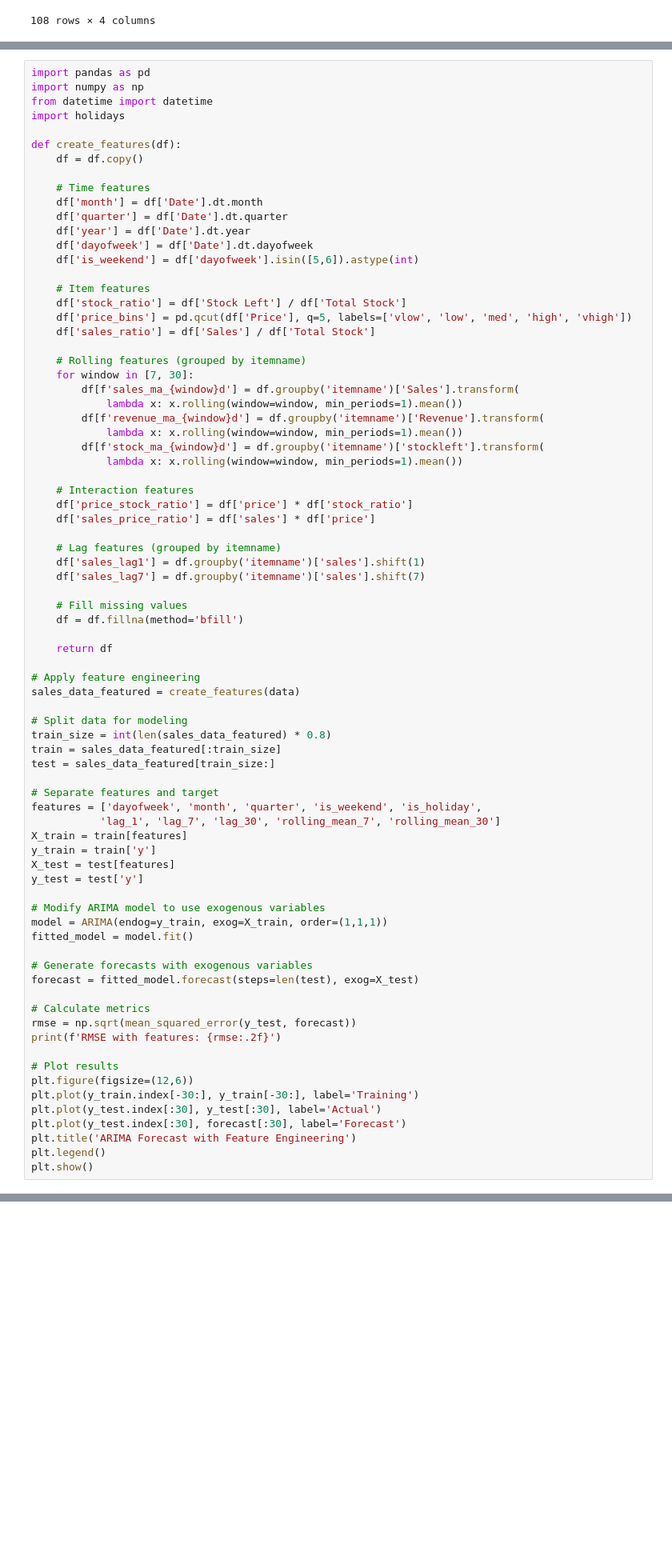
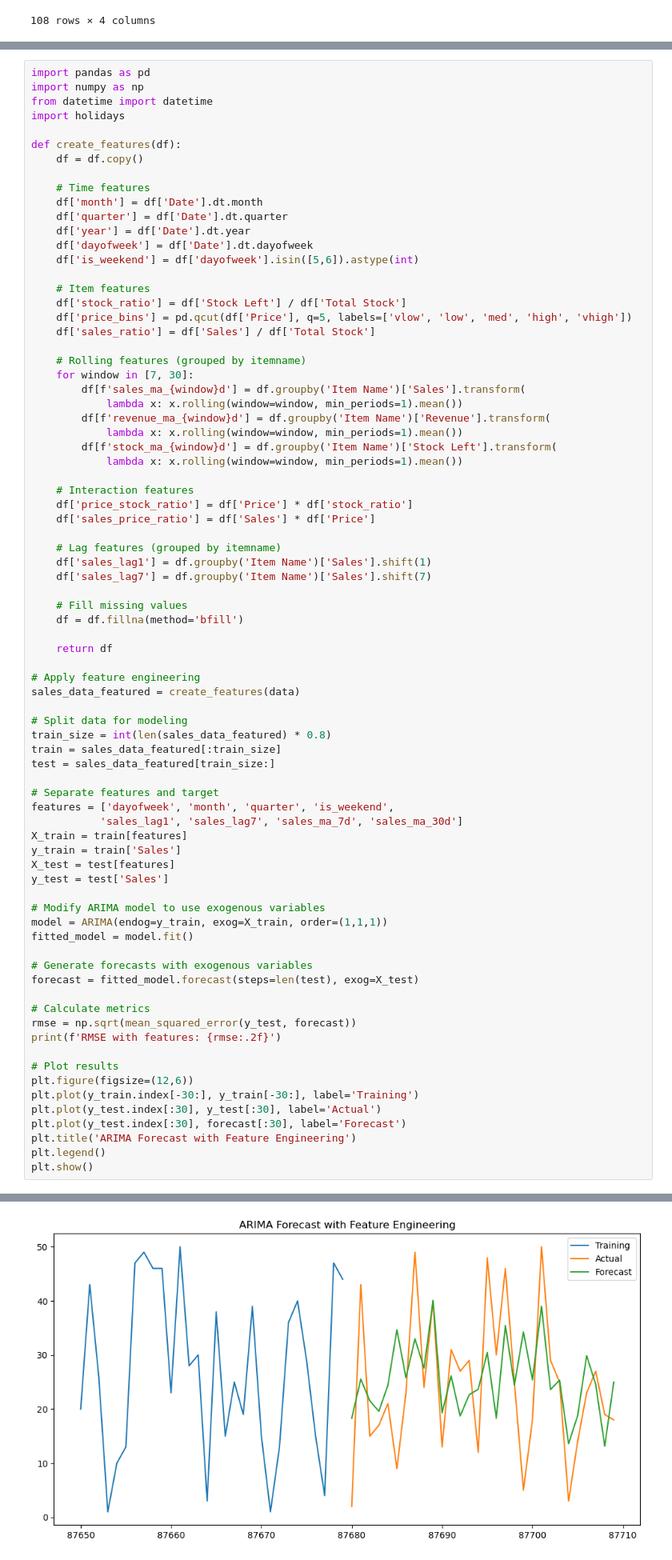
Before and after one commit to Rojal123245/Sales-Automation-AI, a Jupyter notebook: model/model.ipynb, the cells around one changed output, grey strips where cells are left out. Shown at 80% size. Saved outputs shown, nothing was run; the diff lists cells and outputs as text; blank space fills up the shorter version.

```diff
--- a/model/model.ipynb
+++ b/model/model.ipynb
@@ -355,20 +355,20 @@ def create_features(df):
 
     # Rolling features (grouped by itemname)
     for window in [7, 30]:
-        df[f'sales_ma_{window}d'] = df.groupby('itemname')['Sales'].transform(
+        df[f'sales_ma_{window}d'] = df.groupby('Item Name')['Sales'].transform(
             lambda x: x.rolling(window=window, min_periods=1).mean())
-        df[f'revenue_ma_{window}d'] = df.groupby('itemname')['Revenue'].transform(
+        df[f'revenue_ma_{window}d'] = df.groupby('Item Name')['Revenue'].transform(
             lambda x: x.rolling(window=window, min_periods=1).mean())
-        df[f'stock_ma_{window}d'] = df.groupby('itemname')['stockleft'].transform(
+        df[f'stock_ma_{window}d'] = df.groupby('Item Name')['Stock Left'].transform(
             lambda x: x.rolling(window=window, min_periods=1).mean())
 
     # Interaction features
-    df['price_stock_ratio'] = df['price'] * df['stock_ratio']
-    df['sales_price_ratio'] = df['sales'] * df['price']
+    df['price_stock_ratio'] = df['Price'] * df['stock_ratio']
+    df['sales_price_ratio'] = df['Sales'] * df['Price']
 
     # Lag features (grouped by itemname)
-    df['sales_lag1'] = df.groupby('itemname')['sales'].shift(1)
-    df['sales_lag7'] = df.groupby('itemname')['sales'].shift(7)
+    df['sales_lag1'] = df.groupby('Item Name')['Sales'].shift(1)
+    df['sales_lag7'] = df.groupby('Item Name')['Sales'].shift(7)
 
     # Fill missing values
     df = df.fillna(method='bfill')
@@ -384,12 +384,12 @@ train = sales_data_featured[:train_size]
 test = sales_data_featured[train_size:]
 
 # Separate features and target
-features = ['dayofweek', 'month', 'quarter', 'is_weekend', 'is_holiday',
-           'lag_1', 'lag_7', 'lag_30', 'rolling_mean_7', 'rolling_mean_30']
+features = ['dayofweek', 'month', 'quarter', 'is_weekend',
+           'sales_lag1', 'sales_lag7', 'sales_ma_7d', 'sales_ma_30d']
 X_train = train[features]
-y_train = train['y']
+y_train = train['Sales']
 X_test = test[features]
-y_test = test['y']
+y_test = test['Sales']
 
 # Modify ARIMA model to use exogenous variables
 model = ARIMA(endog=y_train, exog=X_train, order=(1,1,1))
@@ -415,3 +415,4 @@ KeyError: 'stockleft'
+[figure, added]
 # %%
 #install prophet
 !pip install statsmodels
```
Also changed, not shown: parts of 1 cell of this notebook.
